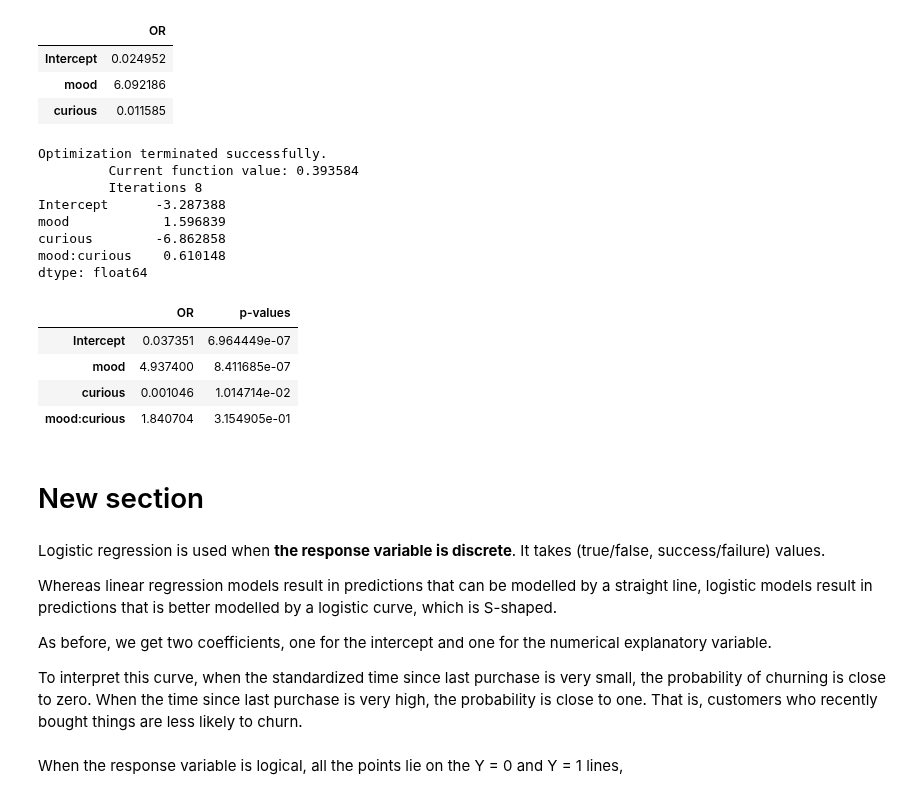
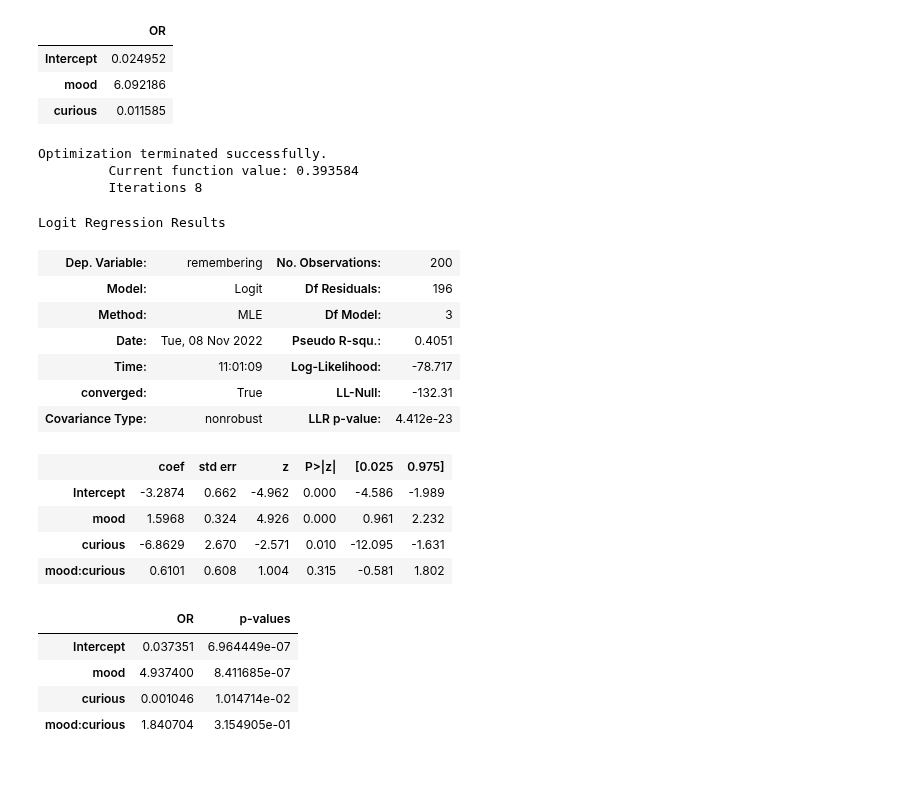
Before and after one commit to ia-nechaev/aqm2022, a Jupyter notebook: Copy_of_Logistic_regression.ipynb, the cells around one changed output. Cells and saved outputs as stored; diff of their text form; code cells hidden in the pictures; blank space fills up the shorter version.

```diff
--- a/Copy_of_Logistic_regression.ipynb
+++ b/Copy_of_Logistic_regression.ipynb
@@ -301,16 +301,24 @@ odds_ratio_cur_mood
 # %%
 from statsmodels.formula.api import logit
 log_cur_mood_interaction = logit('remembering ~ mood + curious + mood:curious', data = df1).fit()
-print(log_cur_mood_interaction.params)
+log_cur_mood_interaction.summary()
 # %% [output]
 Optimization terminated successfully.
          Current function value: 0.393584
          Iterations 8
-Intercept      -3.287388
-mood            1.596839
-curious        -6.862858
-mood:curious    0.610148
-dtype: float64
+Logit Regression Results
+| Dep. Variable: | remembering | No. Observations: | 200 |
+| Model: | Logit | Df Residuals: | 196 |
+| Method: | MLE | Df Model: | 3 |
+| Date: | Tue, 08 Nov 2022 | Pseudo R-squ.: | 0.4051 |
+| Time: | 11:01:09 | Log-Likelihood: | -78.717 |
+| converged: | True | LL-Null: | -132.31 |
+| Covariance Type: | nonrobust | LLR p-value: | 4.412e-23 |
+|  | coef | std err | z | P>|z| | [0.025 | 0.975] |
+| Intercept | -3.2874 | 0.662 | -4.962 | 0.000 | -4.586 | -1.989 |
+| mood | 1.5968 | 0.324 | 4.926 | 0.000 | 0.961 | 2.232 |
+| curious | -6.8629 | 2.670 | -2.571 | 0.010 | -12.095 | -1.631 |
+| mood:curious | 0.6101 | 0.608 | 1.004 | 0.315 | -0.581 | 1.802 |
 # %%
 odds_ratio_cur_mood_interaction = pd.DataFrame(np.exp(log_cur_mood_interaction.params), columns= ['OR'])
 odds_ratio_cur_mood_interaction['p-values']=log_cur_mood_interaction.pvalues
@@ -321,15 +329,3 @@ odds_ratio_cur_mood_interaction
 | mood | 4.937400 | 8.411685e-07 |
 | curious | 0.001046 | 1.014714e-02 |
 | mood:curious | 1.840704 | 3.154905e-01 |
-# %% [markdown]
-# New section
-# %% [markdown]
-Logistic regression is used when **the response variable is discrete**. It takes (true/false, success/failure)  values.
-
-Whereas linear regression models result in predictions that can be modelled by a straight line, logistic models result in predictions that is better modelled by a logistic curve, which is S-shaped.
-
-As before, we get two coefficients, one for the intercept and one for the numerical explanatory variable.
-
-To interpret this curve, when the standardized time since last purchase is very small, the probability of churning is close to zero. When the time since last purchase is very high, the probability is close to one. That is, customers who recently bought things are less likely to churn.
-# %% [markdown]
-When the response variable is logical, all the points lie on the Y = 0 and Y = 1 lines,
```
Also changed, not shown: parts of 1 cell of this notebook.
